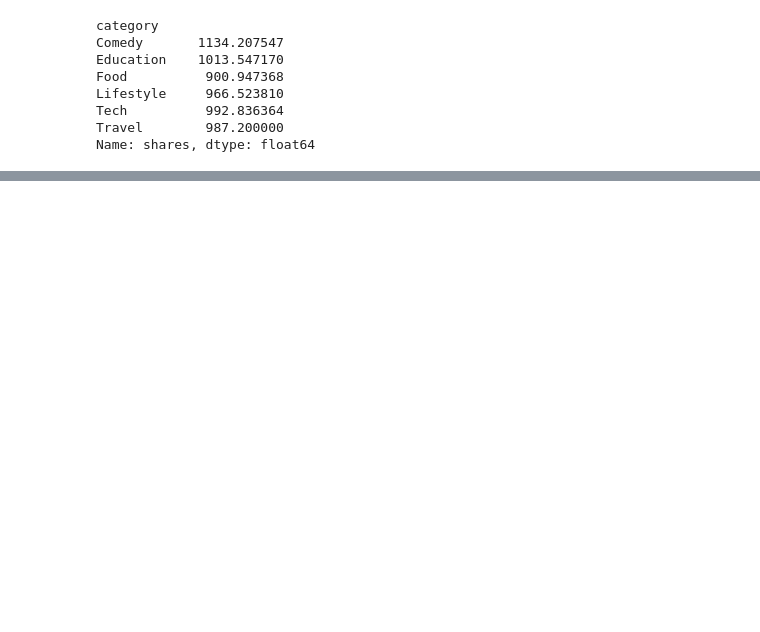
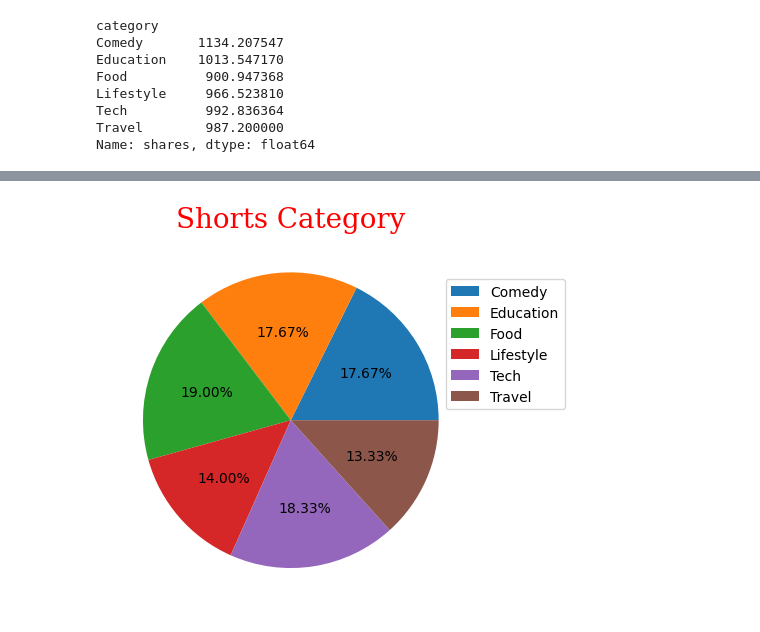
Before and after one commit to vilas-kr/daily-tasks, a Jupyter notebook: 13-01-2026/youtube_analysis.ipynb, the cells around one changed output, grey strips where cells are left out. Cells and saved outputs as stored; diff of their text form; code cells hidden in the pictures; blank space fills up the shorter version.

```diff
--- a/13-01-2026/youtube_analysis.ipynb
+++ b/13-01-2026/youtube_analysis.ipynb
@@ -109,0 +143,4 @@ df.groupby('category')['']
+# %%
+# Highest Engagement videos
+df['engagement'] = df['comments'] + df['shares'] + df['likes']
+df[['video_id', 'category', 'engagement']].sort_values(by = 'engagement', ascending=False).head(10)
@@ -109,0 +171,9 @@ df.groupby('category')['']
+# %%
+# Categorial views
+videos_count_by_category = df.groupby('category')['video_id'].count()
+plt.pie(videos_count_by_category.values, autopct="%1.2f%%")
+plt.title("Shorts Category", fontdict={'family':'serif','color':'red','size':20})
+plt.legend(labels=videos_count_by_category.index, bbox_to_anchor=(0.9, 0.9))
+plt.show()
+# %% [output]
+[figure, added]
```
Also changed, not shown: parts of 10 cells of this notebook.
